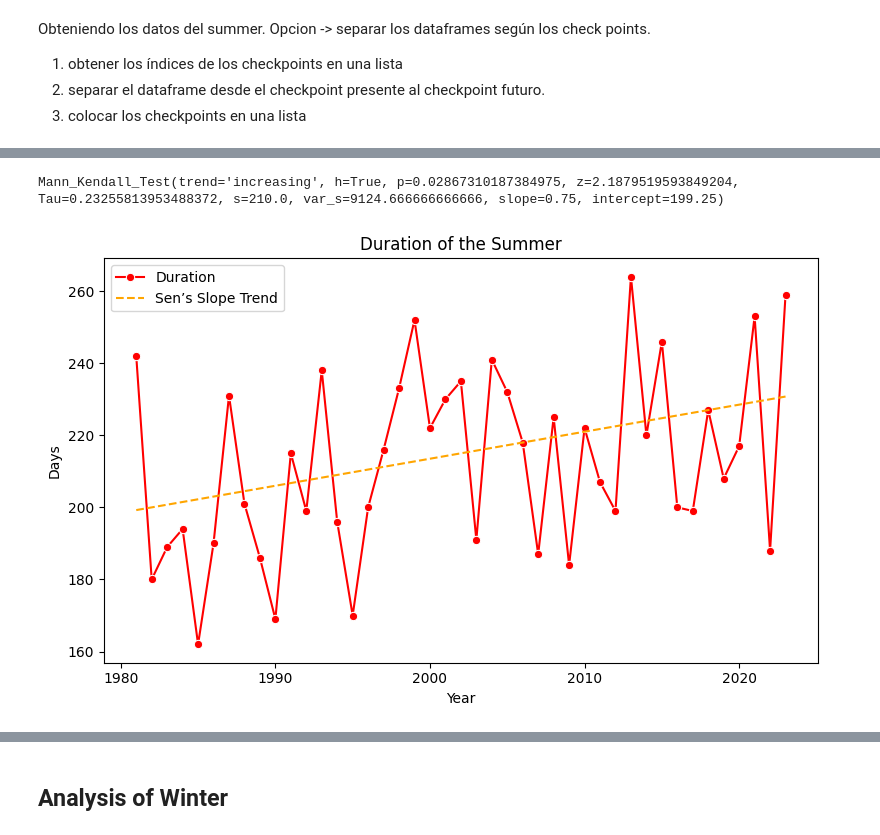
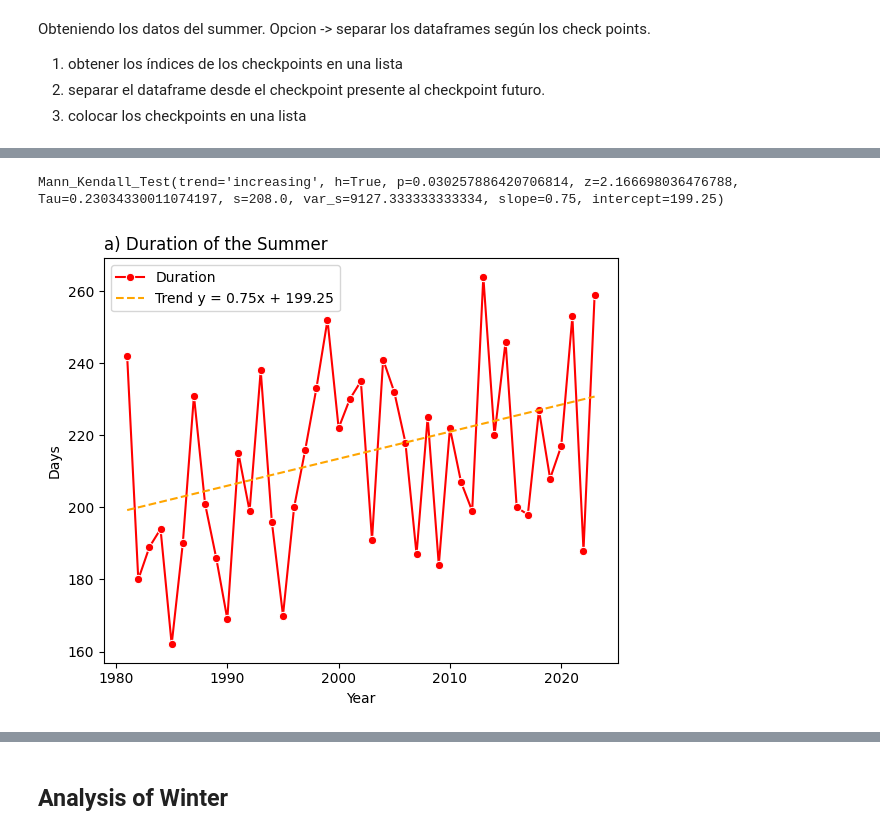
Before and after one commit to AbrahamCamelo/Data-analysis-of-Climate-Change-in-Phillip-Island, a Jupyter notebook: src/seasonality_study.ipynb, the cells around one changed output, grey strips where cells are left out. Drawn from its saved outputs; the diff is of its cells as text; code cells hidden in the pictures.

```diff
--- a/src/seasonality_study.ipynb
+++ b/src/seasonality_study.ipynb
@@ -116,4 +116,9 @@ df_data_seasons["month"] = df_data_seasons['DATE'].dt.month
 df_data_seasons['kmeans_dtw'] =centers
 data = df_data_seasons.copy()
 data['seasons_kmeans'] = data.apply(lambda x:  x['kmeans_dtw'], axis=1)
+# %%
+Av_values_seasons = data[['T2M','kmeans_dtw']].groupby('kmeans_dtw').mean().sort_values(by= 'T2M')
+palette = {}
+for value, color in zip(Av_values_seasons.index, ['blue','green','red']):
+    palette[value] = color
 # %%
@@ -156,9 +161,9 @@ Opcion -> separar los dataframes según los check points.
 # %%
 # when the values are bigger than 75, it is considered a different season.
 
-summer_data = data[data.seasons_kmeans  == 0]
+summer_data = data[data.seasons_kmeans  == Av_values_seasons.index[-1]]
 summer_distance = summer_data.reset_index()['index'].diff()
-start_summer_index = summer_distance.index[summer_distance>75]
+start_summer_index = summer_distance.index[summer_distance>70]
 end_summer_index = start_summer_index-1
 
 summer_start = summer_data.iloc[start_summer_index]['DATE'][:-1] #remove the half summers
@@ -166,5 +171,11 @@ summer_end = summer_data.iloc[end_summer_index]['DATE'][1:]
 summer_duration =  pd.to_timedelta(summer_end.values - summer_start.values)
 
 summer_middle = summer_start+summer_duration/2
-#summer_distance.sort_values()[-100:].hist(bins=50)
-#plt.show()
+summer_distance.sort_values()[-100:].hist(bins=50)
+plt.show()
+
+plt.figure(figsize=(50,3))
+sns.scatterplot(data = data, x='DATE' ,y='T2M',hue='seasons_kmeans',palette=['red','blue','green','gold'])
+plt.vlines(summer_end, ymin=10, ymax = 30)
+plt.vlines(summer_start, ymin=10, ymax = 30)
+plt.show()
@@ -171,23 +185,32 @@ summer_middle = summer_start+summer_duration/2
 # %%
 mk_test_duration = mk.original_test(summer_duration.days)
 print(mk_test_duration)
-plt.figure(figsize=(8, 5))
-sns.lineplot(x=list(range(1981,2024)), y=summer_duration.days, marker="o", label=f"Duration", color = 'red')
+
+plt.figure(figsize=(6, 5))
+sns.lineplot(x=list(range(1981, 2024)), y=summer_duration.days,
+             marker="o", label="Duration", color='red')
 
 # Add Sen’s slope line
+
 slope = mk_test_duration.slope
 intercept = mk_test_duration.intercept
 trend_line = slope * np.array(range(43)) + intercept
-plt.plot(list(range(1981,2024)), trend_line, color="orange", linestyle="--", label="Sen’s Slope Trend")
+equation = f"y = {slope:.2f}x + {intercept:.2f}"
+
+plt.plot(list(range(1981, 2024)), trend_line,
+         color="orange", linestyle="--", label=f"Trend {equation}")
+
+# Put linear equation in the corner
+
 
 # Style
-plt.title(f"Duration of the Summer")
+plt.title("a) Duration of the Summer", loc='left')
 plt.xlabel("Year")
-plt.ylabel('Days')
+plt.ylabel("Days")
 plt.legend()
 plt.tight_layout()
 plt.show()
 # %% [output]
-Mann_Kendall_Test(trend='increasing', h=True, p=0.02867310187384975, z=2.1879519593849204, Tau=0.23255813953488372, s=210.0, var_s=9124.666666666666, slope=0.75, intercept=199.25)
+Mann_Kendall_Test(trend='increasing', h=True, p=0.030257886420706814, z=2.166698036476788, Tau=0.23034330011074197, s=208.0, var_s=9127.333333333334, slope=0.75, intercept=199.25)
-[figure, old version]
+[figure, new version]
 # %%
```
Also changed, not shown: parts of 20 cells of this notebook, 3 other files.
